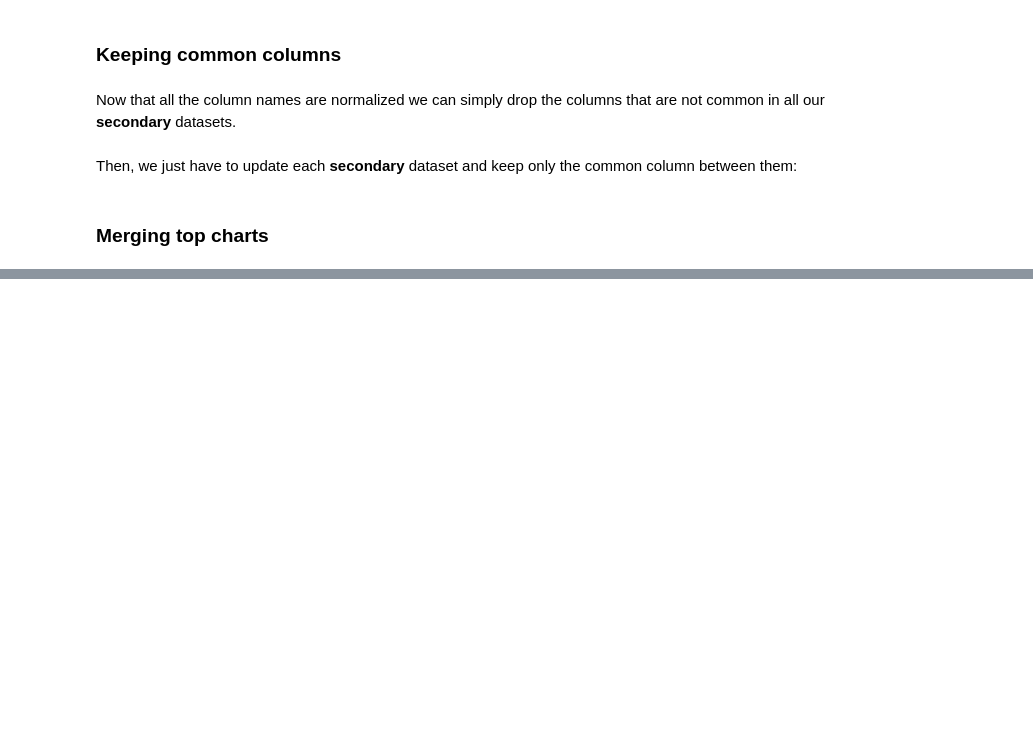
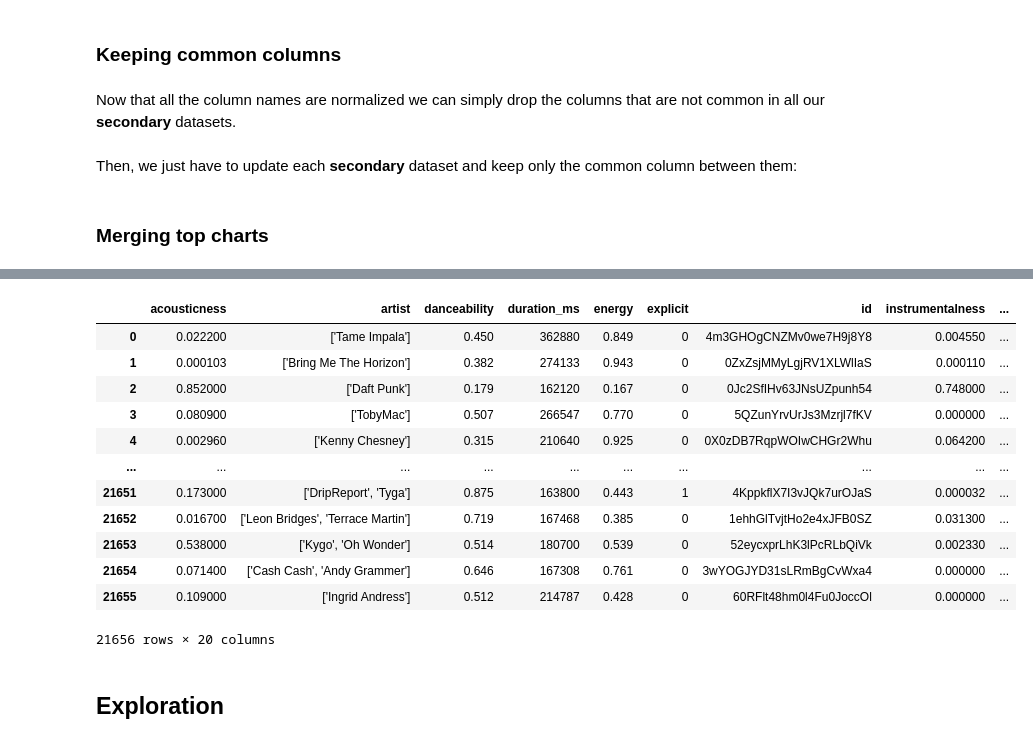
Before and after one commit to zante95/Spotify-Song-Popularity-Prediction, a Jupyter notebook: workspace/submissions/preprocessing-exploration.ipynb, the cells around one changed output, grey strips where cells are left out. Drawn from its saved outputs; the diff is of its cells as text; code cells hidden in the pictures; blank space fills up the shorter version.

```diff
--- a/workspace/submissions/preprocessing-exploration.ipynb
+++ b/workspace/submissions/preprocessing-exploration.ipynb
@@ -245,0 +260,5 @@ top_charts
+# %%
+top_charts['artist'] = top_charts['artist'].map(normalize_string)
+top_charts['title'] = top_charts['title'].map(normalize_string)
+top_charts = top_charts.drop_duplicates()
+top_charts
@@ -245,0 +281,35 @@ top_charts
+# %%
+import re
+from fuzzywuzzy import fuzz
+
+
+def find_track(artist, title, lookup, artist_threshold=0.5, title_threshold=0.75):
+    """
+    Determines if the given track (artist, title) is in the given lookup table.
+    Uses similarity comparison on both fields, so it may be slow for large datasets.
+    """
+    r = lookup.copy()
+    r['artist'] = r['artist'].map(lambda x: fuzz.ratio(artist, x))
+    r['title'] = r['title'].map(lambda x: fuzz.ratio(title, x))
+    return not r[(r['artist'] >= artist_threshold * 100) & (r['title'] >= title_threshold * 100)].empty
+
+
+# grab last 10 years from our main dataset
+last_10_years = datasets[0][datasets[0]['year'] >= 2010]
+last_10_years = last_10_years.assign(topcharts='N')
+last_10_years = last_10_years.reset_index(drop=True)
+
+
+total_rows = len(last_10_years.index)
+
+
+for idx, row in enumerate(last_10_years.itertuples()):
+
+    artist = normalize_string(row.artist)
+    title = normalize_string(row.title)
+
+    if find_track(artist, title, top_charts):
+        last_10_years.at[idx, 'topcharts'] = 'Y'
+
+    if idx % 1000 == 0:
+        print(f"Completed {idx / total_rows * 100}%")
@@ -245,0 +334,21 @@ top_charts
+# %%
+last_10_years[last_10_years['topcharts'] == 'Y']
+
+last_10_years.to_csv('tracks-2010-2019.csv')
+last_10_years
+# %% [output]
+|  | acousticness | artist | danceability | duration_ms | energy | explicit | id | instrumentalness | ... |
+| 0 | 0.022200 | ['Tame Impala'] | 0.450 | 362880 | 0.849 | 0 | 4m3GHOgCNZMv0we7H9j8Y8 | 0.004550 | ... |
+| 1 | 0.000103 | ['Bring Me The Horizon'] | 0.382 | 274133 | 0.943 | 0 | 0ZxZsjMMyLgjRV1XLWlIaS | 0.000110 | ... |
+| 2 | 0.852000 | ['Daft Punk'] | 0.179 | 162120 | 0.167 | 0 | 0Jc2SfIHv63JNsUZpunh54 | 0.748000 | ... |
+| 3 | 0.080900 | ['TobyMac'] | 0.507 | 266547 | 0.770 | 0 | 5QZunYrvUrJs3Mzrjl7fKV | 0.000000 | ... |
+| 4 | 0.002960 | ['Kenny Chesney'] | 0.315 | 210640 | 0.925 | 0 | 0X0zDB7RqpWOIwCHGr2Whu | 0.064200 | ... |
+| ... | ... | ... | ... | ... | ... | ... | ... | ... | ... |
+| 21651 | 0.173000 | ['DripReport', 'Tyga'] | 0.875 | 163800 | 0.443 | 1 | 4KppkflX7I3vJQk7urOJaS | 0.000032 | ... |
+| 21652 | 0.016700 | ['Leon Bridges', 'Terrace Martin'] | 0.719 | 167468 | 0.385 | 0 | 1ehhGlTvjtHo2e4xJFB0SZ | 0.031300 | ... |
+| 21653 | 0.538000 | ['Kygo', 'Oh Wonder'] | 0.514 | 180700 | 0.539 | 0 | 52eycxprLhK3lPcRLbQiVk | 0.002330 | ... |
+| 21654 | 0.071400 | ['Cash Cash', 'Andy Grammer'] | 0.646 | 167308 | 0.761 | 0 | 3wYOGJYD31sLRmBgCvWxa4 | 0.000000 | ... |
+| 21655 | 0.109000 | ['Ingrid Andress'] | 0.512 | 214787 | 0.428 | 0 | 60RFlt48hm0l4Fu0JoccOl | 0.000000 | ... |
+21656 rows × 20 columns
+# %% [markdown]
+## Exploration
```
Also changed, not shown: parts of 11 cells of this notebook.
